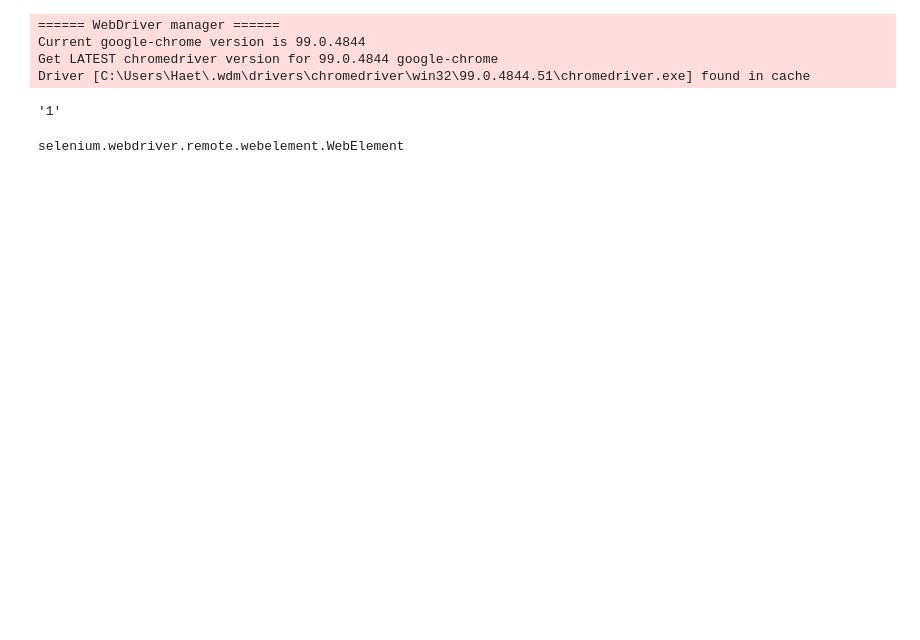
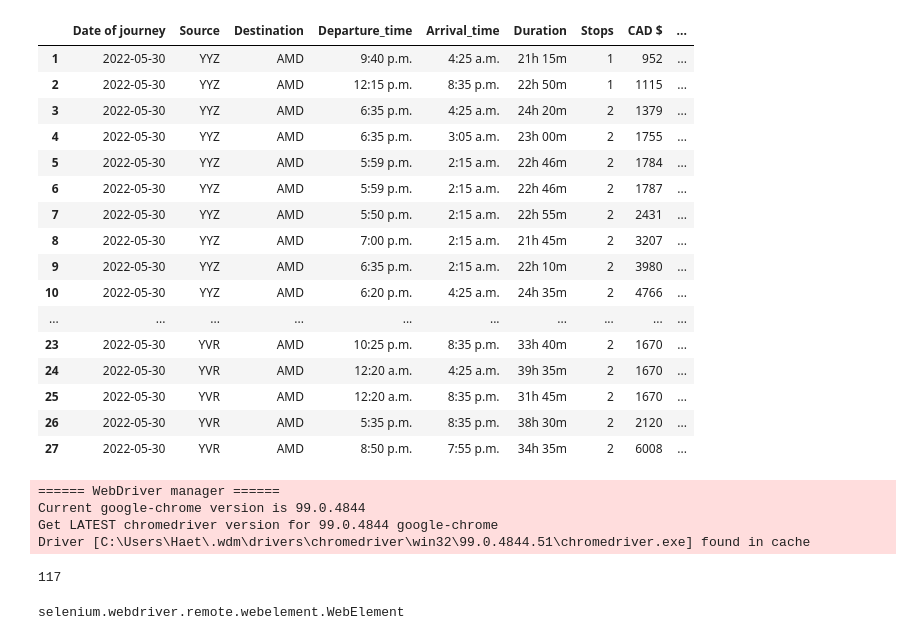
Before and after one commit to da32pate/Flight-Management-System, a Jupyter notebook: WebScrapping/Air_canada_kayak.ipynb, the cells around one changed output. Drawn from its saved outputs; the diff is of its cells as text; code cells hidden in the pictures; blank space fills up the shorter version.

```diff
--- a/WebScrapping/Air_canada_kayak.ipynb
+++ b/WebScrapping/Air_canada_kayak.ipynb
@@ -24,7 +24,7 @@ def kayak(doj,souce_airport,destination_airport):
         for val in range(0,50):
             try:
                 driver.find_element_by_xpath("//a[@class='moreButton']").click()
-                time.sleep(4)
+                time.sleep(2)
                 val = val +1
 
             except:
@@ -53,6 +53,9 @@ def kayak(doj,souce_airport,destination_airport):
 
     # departure_time = driver.find_elements_by_xpath("//div[@class='itinerary-depart-time depart-time']")
 
+
+
+
     price_list=[]
     stops=[]
     for i in range(len(departure_time)):
@@ -60,7 +63,7 @@ def kayak(doj,souce_airport,destination_airport):
         arrival_time[i] = arrival_time[i].get_attribute('innerHTML')
         duration[i] = duration[i].get_attribute('innerHTML')
         no_stop[i] = no_stop[i].get_attribute('innerHTML')
-        l = re.findall("(direct|1|2|3|4|5)",no_stop[i])
+        l = re.findall("(direct|1|2|3|4|5)",no_stop[i])[0]
         stops.append(l)
         price[i] = price[i].get_attribute('innerHTML')
 
@@ -97,12 +100,13 @@ def kayak(doj,souce_airport,destination_airport):
     df = df.reset_index()
     df.index = df.index +1
     df.pop("index")
+    driver.close()
     return df
 # %%
-# source = ["YYC","YYZ","YVR","YQB","YHZ"]
-# destination = ["DEL","BOM","BLR","AMD"]
-source = ["YYC"]
-destination = ["BOM"]
+source = ["YYZ","YYC","YVR","YQB","YHZ"]
+destination = ["DEL","BOM","BLR","AMD","IXC"]
+# source = ["YVR"]
+# destination = ["BOM"]
 
 doj='2022-05-30'
 df1 = pd.DataFrame(columns=['Date of journey', 'Source', 'Destination', 'Departure_time',
@@ -111,8 +115,12 @@ for val in source:
     for values in destination:
         source_airport = val
         print(source_airport)
+
+
         destination_airport = values
+        print(destination_airport)
         doj ='2022-05-30'
         df = kayak(doj,source_airport,destination_airport)
-
+        print("Departure length",len(departure_time))
+#         print(df1.describe())
         df1=pd.concat([df1,df])
@@ -121,3 +178,24 @@ df1['Stops']
+# %%
+df2=df1.copy()
+df2[ (df2.Destination=="AMD")]
+# %% [output]
+|  | Date of journey | Source | Destination | Departure_time | Arrival_time | Duration | Stops | CAD $ | ... |
+| 1 | 2022-05-30 | YYZ | AMD | 9:40 p.m. | 4:25 a.m. | 21h 15m | 1 | 952 | ... |
+| 2 | 2022-05-30 | YYZ | AMD | 12:15 p.m. | 8:35 p.m. | 22h 50m | 1 | 1115 | ... |
+| 3 | 2022-05-30 | YYZ | AMD | 6:35 p.m. | 4:25 a.m. | 24h 20m | 2 | 1379 | ... |
+| 4 | 2022-05-30 | YYZ | AMD | 6:35 p.m. | 3:05 a.m. | 23h 00m | 2 | 1755 | ... |
+| 5 | 2022-05-30 | YYZ | AMD | 5:59 p.m. | 2:15 a.m. | 22h 46m | 2 | 1784 | ... |
+| 6 | 2022-05-30 | YYZ | AMD | 5:59 p.m. | 2:15 a.m. | 22h 46m | 2 | 1787 | ... |
+| 7 | 2022-05-30 | YYZ | AMD | 5:50 p.m. | 2:15 a.m. | 22h 55m | 2 | 2431 | ... |
+| 8 | 2022-05-30 | YYZ | AMD | 7:00 p.m. | 2:15 a.m. | 21h 45m | 2 | 3207 | ... |
+| 9 | 2022-05-30 | YYZ | AMD | 6:35 p.m. | 2:15 a.m. | 22h 10m | 2 | 3980 | ... |
+| 10 | 2022-05-30 | YYZ | AMD | 6:20 p.m. | 4:25 a.m. | 24h 35m | 2 | 4766 | ... |
+| ... | ... | ... | ... | ... | ... | ... | ... | ... | ... |
+| 23 | 2022-05-30 | YVR | AMD | 10:25 p.m. | 8:35 p.m. | 33h 40m | 2 | 1670 | ... |
+| 24 | 2022-05-30 | YVR | AMD | 12:20 a.m. | 4:25 a.m. | 39h 35m | 2 | 1670 | ... |
+| 25 | 2022-05-30 | YVR | AMD | 12:20 a.m. | 8:35 p.m. | 31h 45m | 2 | 1670 | ... |
+| 26 | 2022-05-30 | YVR | AMD | 5:35 p.m. | 8:35 p.m. | 38h 30m | 2 | 2120 | ... |
+| 27 | 2022-05-30 | YVR | AMD | 8:50 p.m. | 7:55 p.m. | 34h 35m | 2 | 6008 | ... |
 # %%
 source_airport="YYZ"
 destination_airport="BLR"
@@ -161,12 +239,10 @@ price = driver.find_elements_by_xpath("//div[@class = 'booking']")
 
 airlines = []
 airlines = driver.find_elements_by_xpath("//span[@class = 'codeshares-airline-names']")
-# %%
-b = no_stop[0].get_attribute("innerHTML")
-l = re.findall("(direct|1|2|3|4|5)",b)[0]
-l
-# %% [output]
-'1'
+# %%
+len(no_stop)
+# %% [output]
+117
 # %%
 stops=[]
 # %%
```
Also changed, not shown: parts of 4 cells of this notebook.
